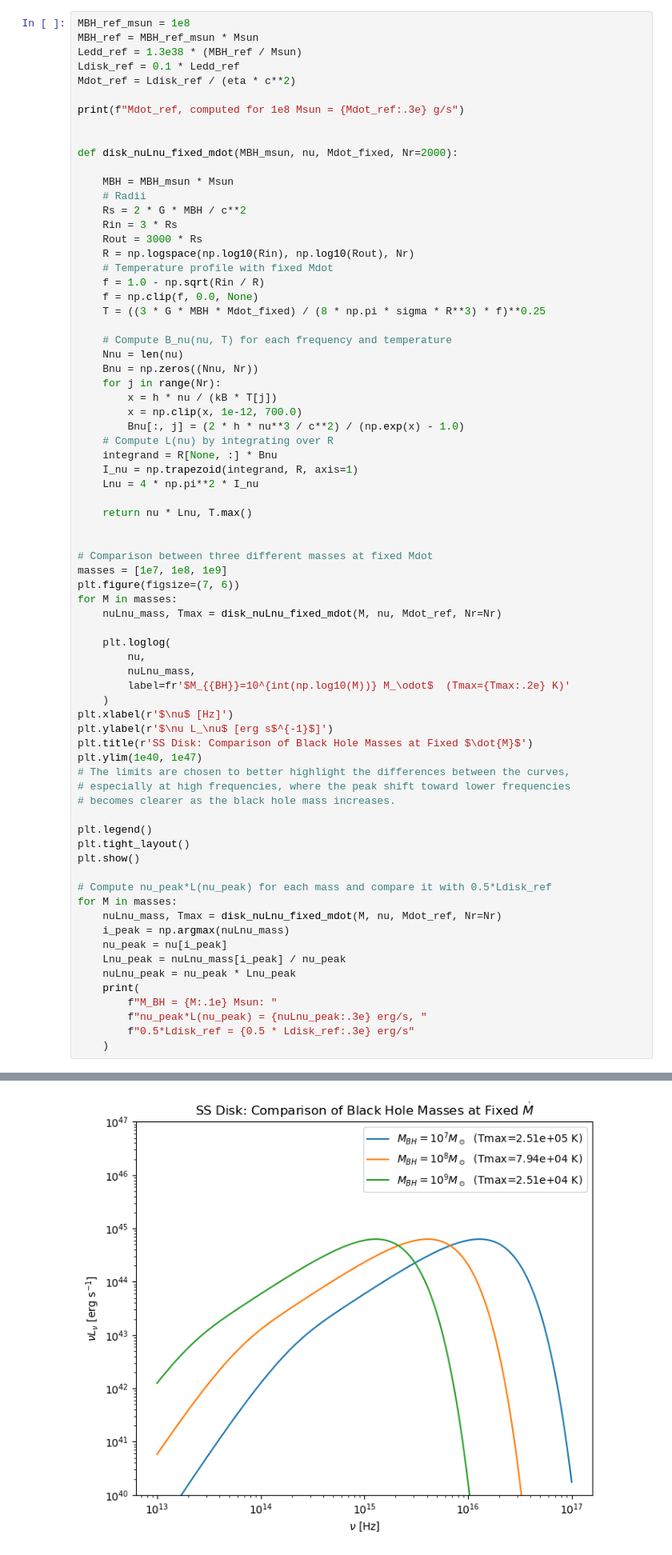
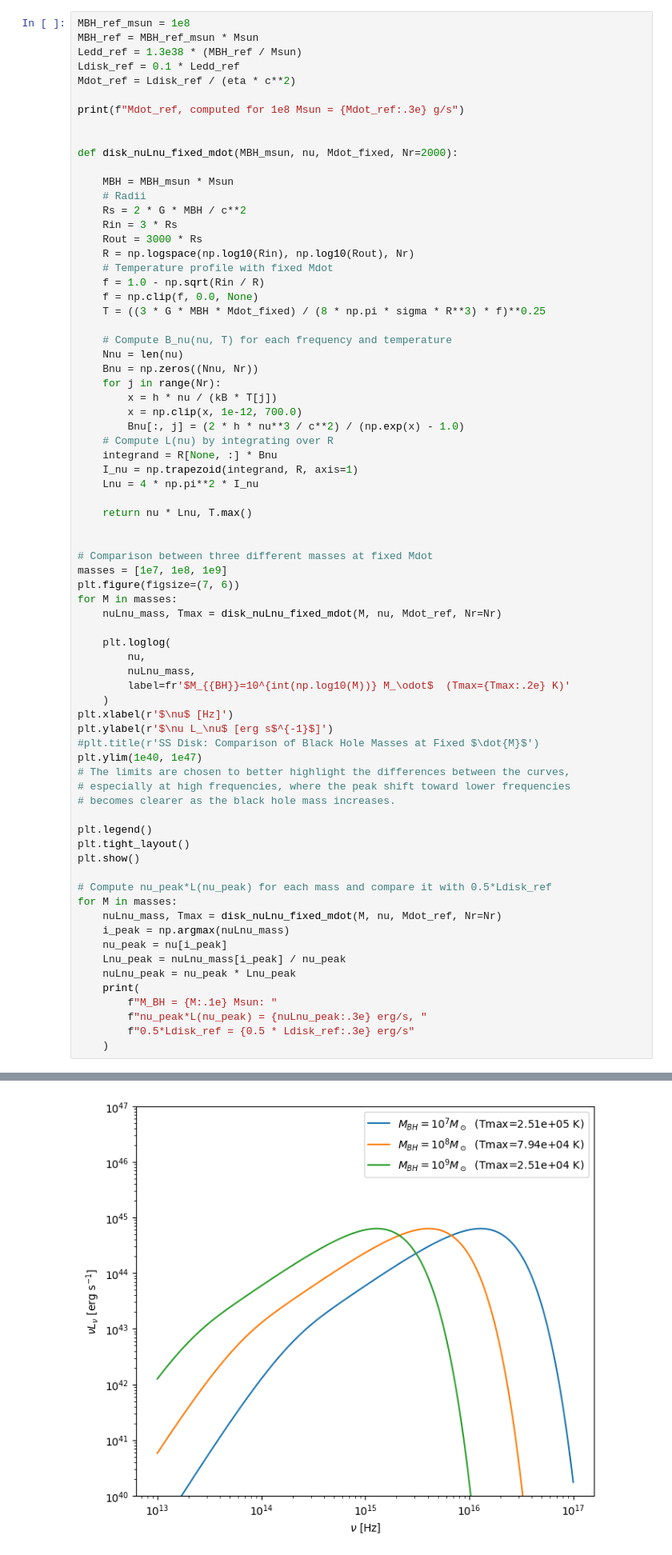
Before and after one commit to maddaba/portfolio, a Jupyter notebook: thesis_on _accretion/Shakura_Sunyaev_regime.ipynb, the cells around one changed output, grey strips where cells are left out. Shown at 80% size. Drawn from its saved outputs; the diff is of its cells as text.

```diff
--- a/thesis_on _accretion/Shakura_Sunyaev_regime.ipynb
+++ b/thesis_on _accretion/Shakura_Sunyaev_regime.ipynb
@@ -194,35 +194,35 @@ for M in masses:
     plt.loglog(
         nu,
         nuLnu_mass,
         label=fr'$M_{{BH}}=10^{int(np.log10(M))} M_\odot$  (Tmax={Tmax:.2e} K)'
     )
 plt.xlabel(r'$\nu$ [Hz]')
 plt.ylabel(r'$\nu L_\nu$ [erg s$^{-1}$]')
-plt.title(r'SS Disk: Comparison of Black Hole Masses at Fixed $\dot{M}$')
+#plt.title(r'SS Disk: Comparison of Black Hole Masses at Fixed $\dot{M}$')
 plt.ylim(1e40, 1e47)
 # The limits are chosen to better highlight the differences between the curves,
 # especially at high frequencies, where the peak shift toward lower frequencies
 # becomes clearer as the black hole mass increases.
 
 plt.legend()
 plt.tight_layout()
 plt.show()
 
 # Compute nu_peak*L(nu_peak) for each mass and compare it with 0.5*Ldisk_ref
 for M in masses:
     nuLnu_mass, Tmax = disk_nuLnu_fixed_mdot(M, nu, Mdot_ref, Nr=Nr)
     i_peak = np.argmax(nuLnu_mass)
     nu_peak = nu[i_peak]
     Lnu_peak = nuLnu_mass[i_peak] / nu_peak
     nuLnu_peak = nu_peak * Lnu_peak
     print(
         f"M_BH = {M:.1e} Msun: "
         f"nu_peak*L(nu_peak) = {nuLnu_peak:.3e} erg/s, "
         f"0.5*Ldisk_ref = {0.5 * Ldisk_ref:.3e} erg/s"
     )
 # %% [output]
 Mdot_ref, computed for 1e8 Msun = 1.743e+25 g/s
-[figure, old version]
+[figure, new version]
 M_BH = 1.0e+07 Msun: nu_peak*L(nu_peak) = 6.315e+44 erg/s, 0.5*Ldisk_ref = 6.500e+44 erg/s
 M_BH = 1.0e+08 Msun: nu_peak*L(nu_peak) = 6.314e+44 erg/s, 0.5*Ldisk_ref = 6.500e+44 erg/s
 M_BH = 1.0e+09 Msun: nu_peak*L(nu_peak) = 6.314e+44 erg/s, 0.5*Ldisk_ref = 6.500e+44 erg/s
```
Also changed, not shown: parts of 3 cells of this notebook, 4 other files.
